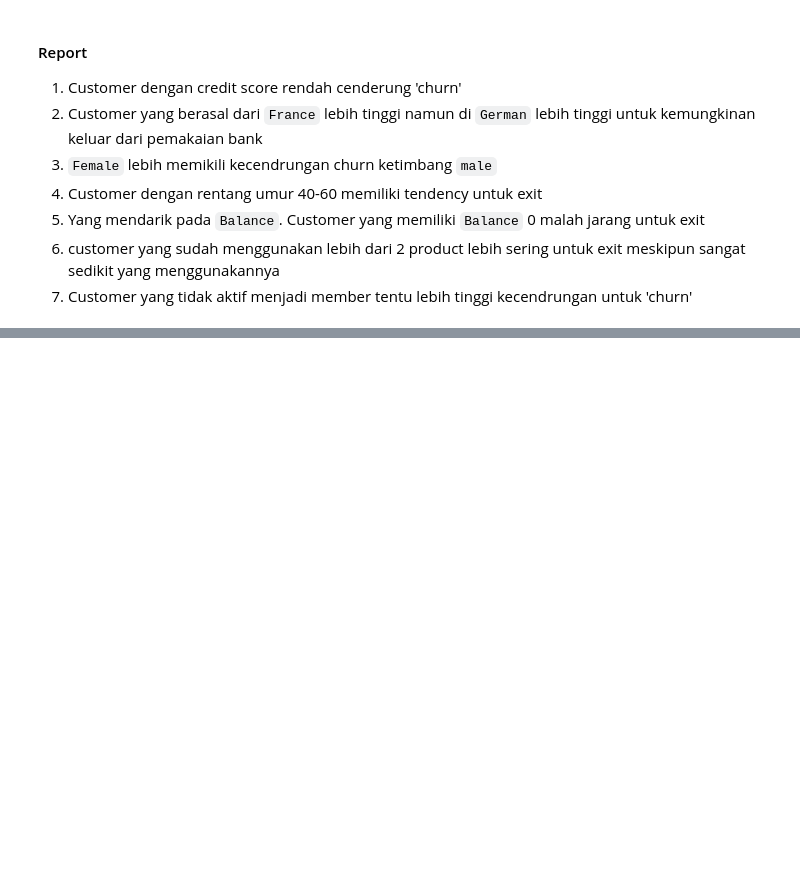
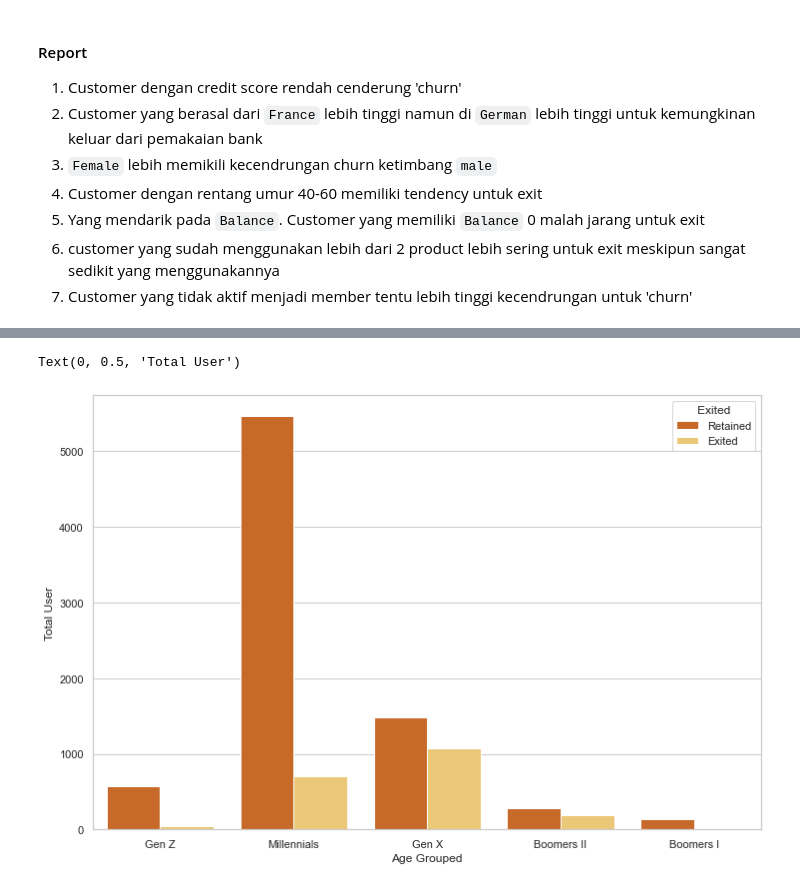
Before and after one commit to bayuwira/Project-Churn-for-Bank-Customers, a Jupyter notebook: Copy of Customer Churn Analysis.ipynb, the cells around one changed output, grey strips where cells are left out. Saved outputs shown, nothing was run; the diff lists cells and outputs as text; code cells hidden in the pictures; blank space fills up the shorter version.

```diff
--- a/Copy of Customer Churn Analysis.ipynb
+++ b/Copy of Customer Churn Analysis.ipynb
@@ -391,0 +397,5 @@ for i in range(0,len(temp.columns)):
+# %%
+df['Age Grouped'] = pd.cut(x=df['Age'],
+                            bins=[9, 25, 41, 57, 67, 76],
+                            labels=['Gen Z', 'Millennials', 'Gen X', 'Boomers II', 'Boomers I'])
+df
@@ -391,0 +416,5 @@ for i in range(0,len(temp.columns)):
+# %%
+df_age = df.groupby(['Age Grouped','Exited']).agg({'Gender' : 'count'}).reset_index()
+df_age.columns = ['Age Grouped','Exited','user_count']
+df_age['Exited'] = df_age['Exited'].apply(lambda x : 'Exited' if x == 1 else 'Retained')
+df_age
@@ -391,0 +433,7 @@ for i in range(0,len(temp.columns)):
+# %%
+plt.figure(figsize=(12,8))
+sns.barplot(data = df_age, x = 'Age Grouped', y = 'user_count', hue = 'Exited', palette = 'YlOrBr_r')
+plt.ylabel('Total User')
+# %% [output]
+Text(0, 0.5, 'Total User')
+[figure, added]
```
Also changed, not shown: parts of 29 cells of this notebook.
